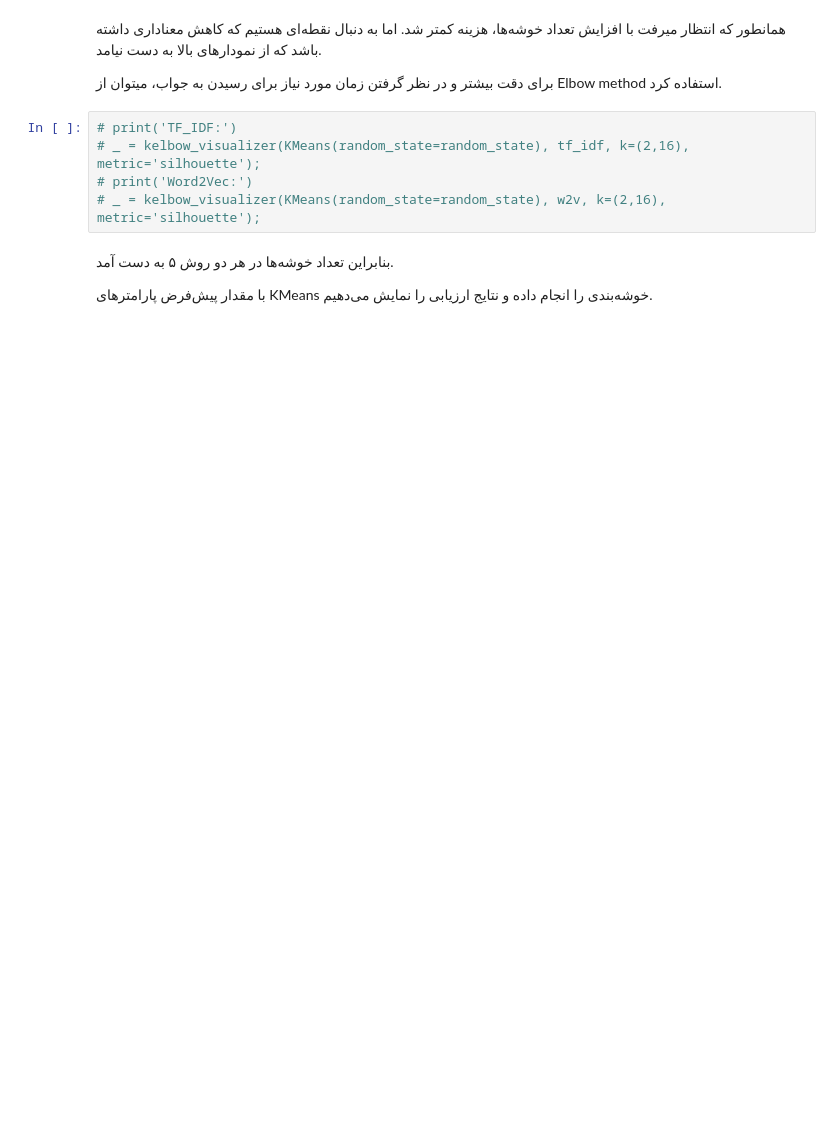
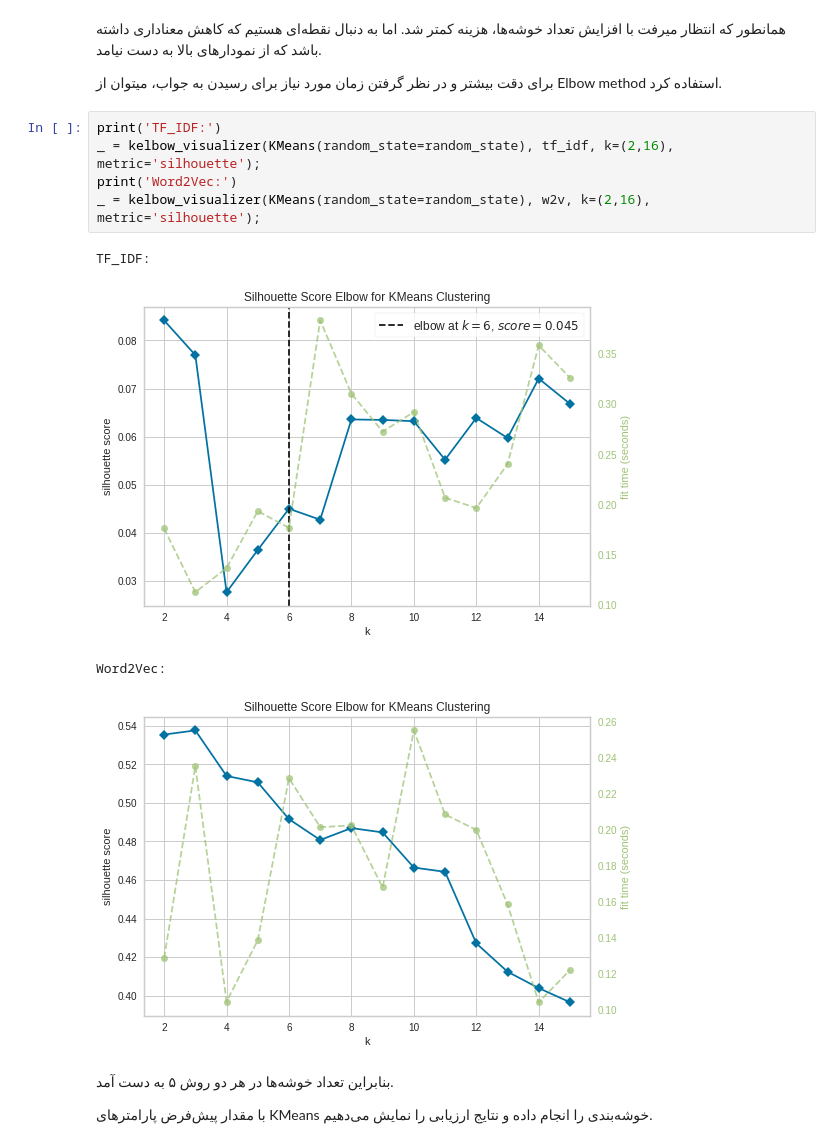
Before and after one commit to hamidreza004/MIR, a Jupyter notebook: reports/phase3/clustering.ipynb, the cells around one changed output. Saved outputs shown, nothing was run; the diff lists cells and outputs as text; blank space fills up the shorter version.

```diff
--- a/reports/phase3/clustering.ipynb
+++ b/reports/phase3/clustering.ipynb
@@ -134,10 +139,15 @@ tf_idf = PCA(features_dim, random_state=random_state).fit_transform(tf_idf)
     برای دقت بیشتر و در نظر گرفتن زمان مورد نیاز برای رسیدن به جواب، میتوان از  Elbow method استفاده کرد.
 </div>
 # %%
-# print('TF_IDF:')
-# _ = kelbow_visualizer(KMeans(random_state=random_state), tf_idf, k=(2,16), metric='silhouette');
-# print('Word2Vec:')
-# _ = kelbow_visualizer(KMeans(random_state=random_state), w2v, k=(2,16), metric='silhouette');
+print('TF_IDF:')
+_ = kelbow_visualizer(KMeans(random_state=random_state), tf_idf, k=(2,16), metric='silhouette');
+print('Word2Vec:')
+_ = kelbow_visualizer(KMeans(random_state=random_state), w2v, k=(2,16), metric='silhouette');
+# %% [output]
+TF_IDF:
+[figure, added]
+Word2Vec:
+[figure, added]
 # %% [markdown]
 <div dir="rtl">
     بنابراین تعداد خوشه‌ها در هر دو روش ۵ به دست آمد.
```
Also changed, not shown: parts of 43 cells of this notebook, 6 other files.
